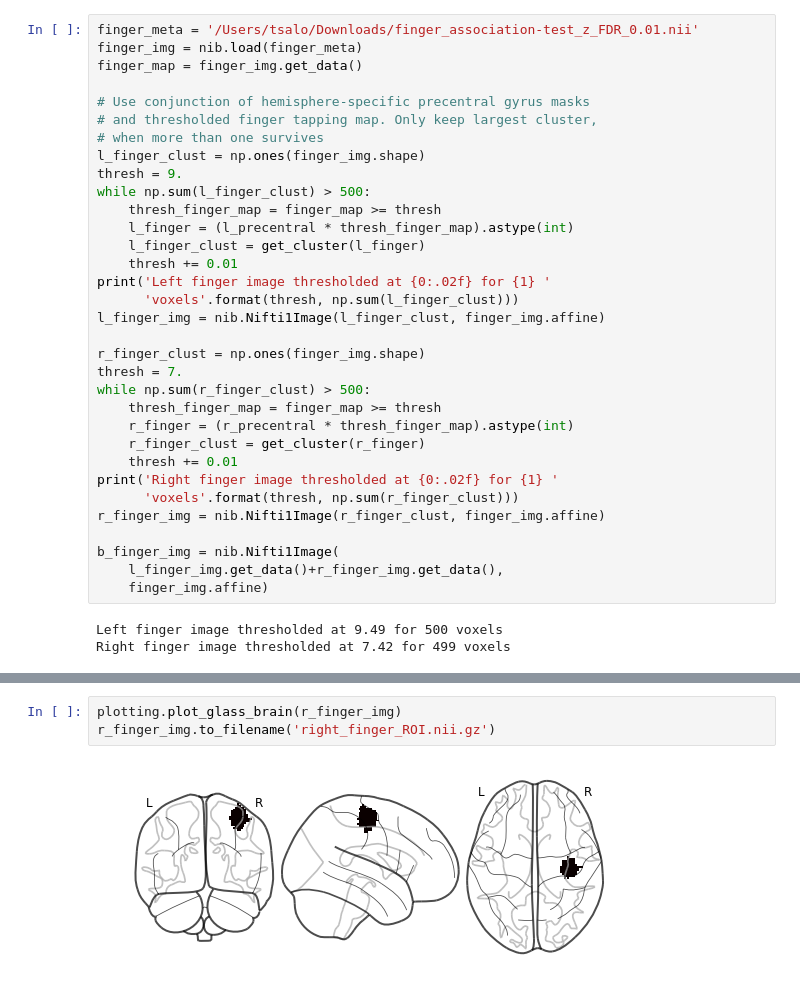
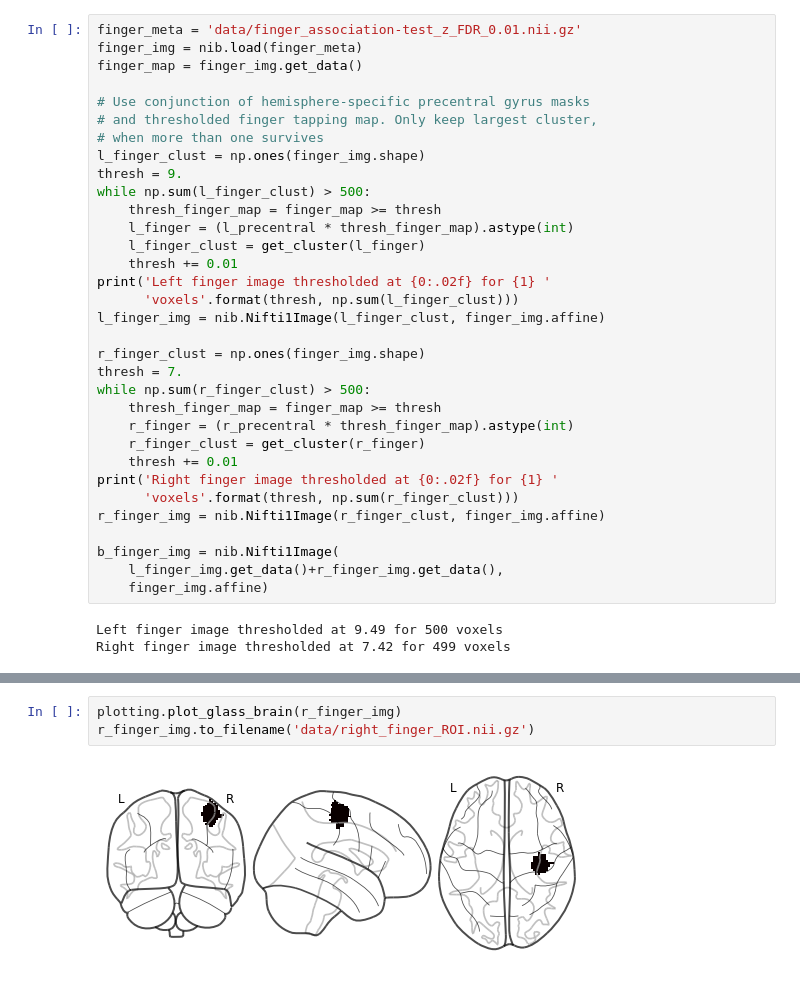
Before and after one commit to NBCLab/power-replication, a Jupyter notebook: experiment-3/make_fingertapping_ROIs.ipynb, the cells around one changed output, grey strips where cells are left out. Saved outputs shown, nothing was run; the diff lists cells and outputs as text.

```diff
--- a/experiment-3/make_fingertapping_ROIs.ipynb
+++ b/experiment-3/make_fingertapping_ROIs.ipynb
@@ -38,7 +38,7 @@ r_precentral_idx = int(aal['indices'][aal['labels'].index('Precentral_R')])
 l_precentral = aal_map == l_precentral_idx
 r_precentral = aal_map == r_precentral_idx
 # %%
-finger_meta = '/Users/tsalo/Downloads/finger_association-test_z_FDR_0.01.nii'
+finger_meta = 'data/finger_association-test_z_FDR_0.01.nii.gz'
 finger_img = nib.load(finger_meta)
 finger_map = finger_img.get_data()
 
@@ -86,7 +86,7 @@ l_finger_img.to_filename('left_finger_ROI.nii.gz')
 # %%
 plotting.plot_glass_brain(r_finger_img)
-r_finger_img.to_filename('right_finger_ROI.nii.gz')
+r_finger_img.to_filename('data/right_finger_ROI.nii.gz')
 # %% [output]
-[figure, old version]
+[figure, new version]
 # %%
 # Just to see them together
```
Also changed, not shown: parts of 4 cells of this notebook, 8 other files.
